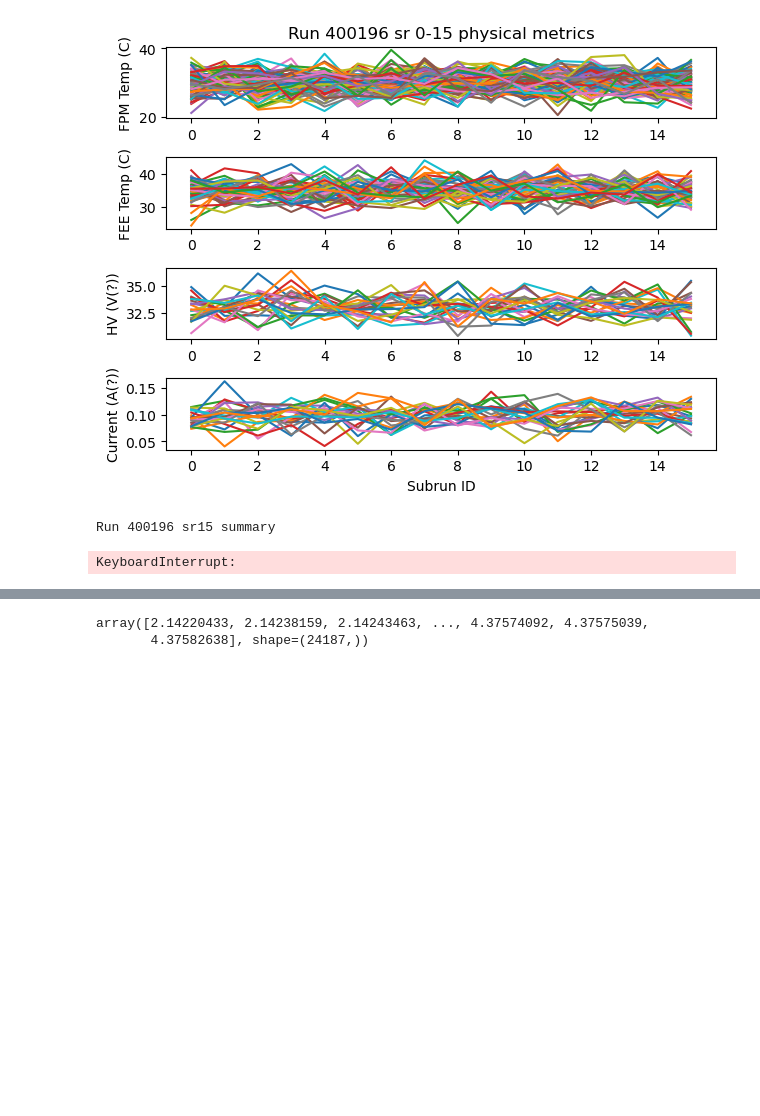
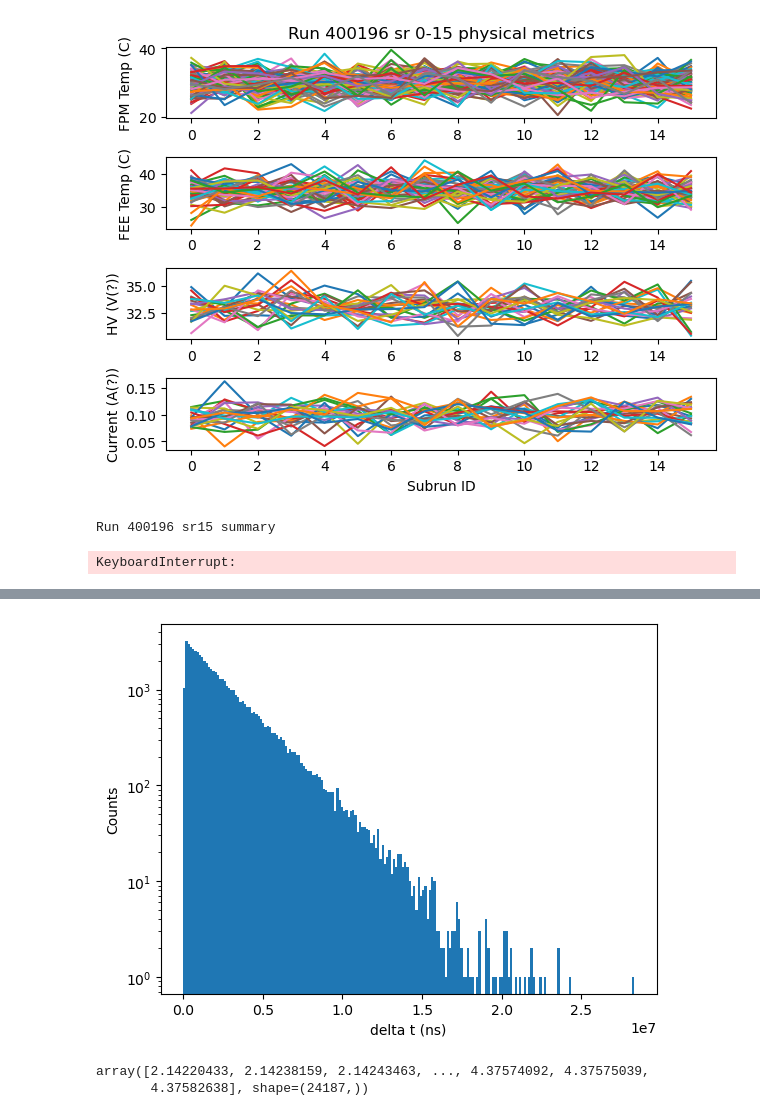
Before and after one commit to GriffinB243/DQM_scripts, a Jupyter notebook: DQM_notebook.ipynb, the cells around one changed output, grey strips where cells are left out. Saved outputs shown, nothing was run; the diff lists cells and outputs as text; code cells hidden in the pictures; blank space fills up the shorter version.

```diff
--- a/DQM_notebook.ipynb
+++ b/DQM_notebook.ipynb
@@ -1171,3 +1193,13 @@ plt.show()
+# %%
+#time dt graph
+fig=plt.figure()
+ax=fig.add_subplot(111)
+ax.hist(sorted_run_data[0][7], bins = 200, log=True)
+ax.set_xlabel("delta t (ns)")
+ax.set_ylabel("Counts")
+plt.show()
+# %% [output]
+[figure, added]
 # %%
 sorted_run_data[0][1]/(60E9)
 # %% [output]
```
Also changed, not shown: parts of 4 cells of this notebook, 1 other file.
